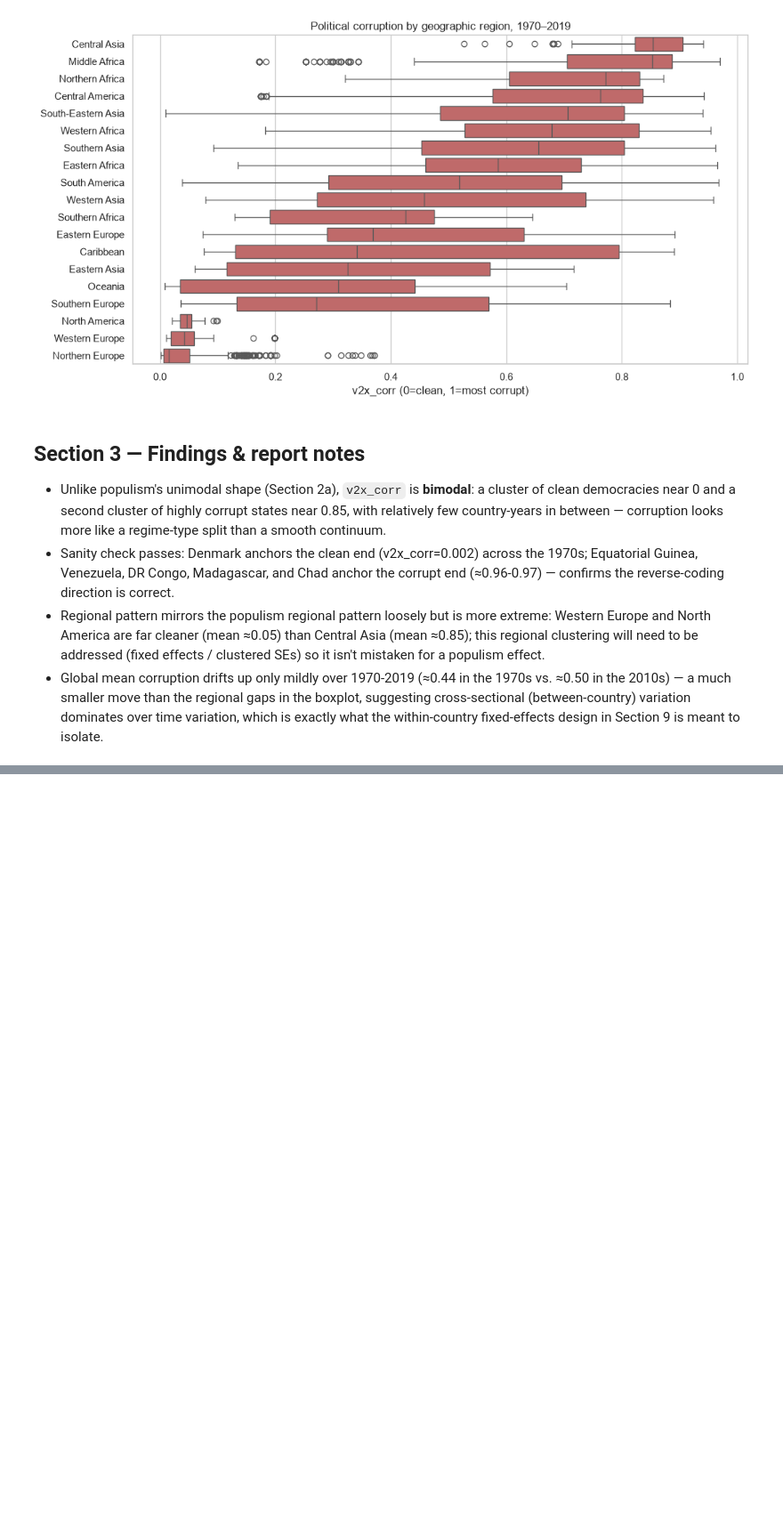
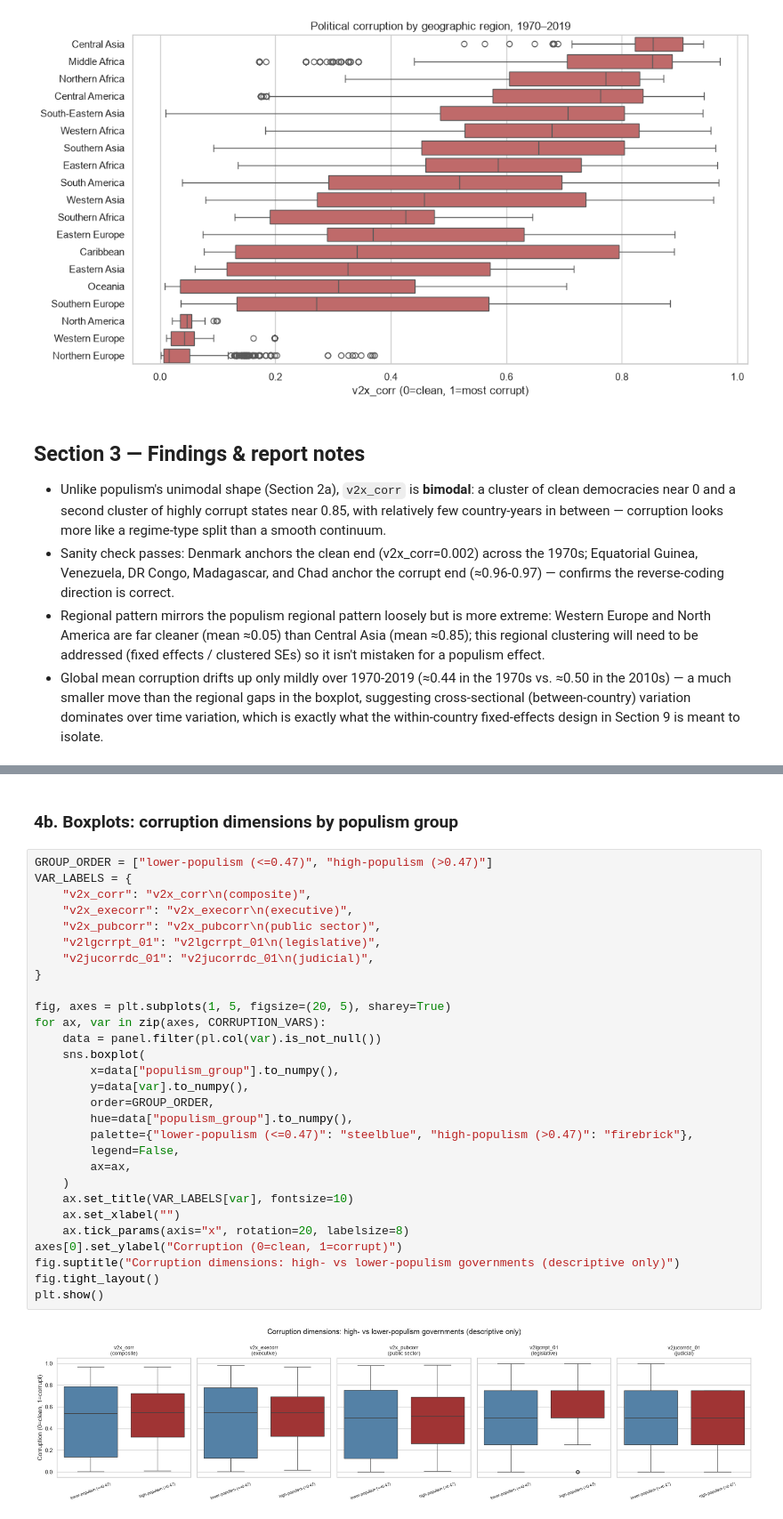
Before and after one commit to VYelisieievV/data-science-lab-bicocca, a Jupyter notebook: notebooks/01_eda_populism_corruption.ipynb, the cells around one changed output, grey strips where cells are left out. Shown at 89% size. Drawn from its saved outputs; the diff is of its cells as text; blank space fills up the shorter version.

```diff
--- a/notebooks/01_eda_populism_corruption.ipynb
+++ b/notebooks/01_eda_populism_corruption.ipynb
@@ -623,0 +695,33 @@ plt.show()
+# %% [markdown]
+### 4b. Boxplots: corruption dimensions by populism group
+# %%
+GROUP_ORDER = ["lower-populism (<=0.47)", "high-populism (>0.47)"]
+VAR_LABELS = {
+    "v2x_corr": "v2x_corr\n(composite)",
+    "v2x_execorr": "v2x_execorr\n(executive)",
+    "v2x_pubcorr": "v2x_pubcorr\n(public sector)",
+    "v2lgcrrpt_01": "v2lgcrrpt_01\n(legislative)",
+    "v2jucorrdc_01": "v2jucorrdc_01\n(judicial)",
+}
+
+fig, axes = plt.subplots(1, 5, figsize=(20, 5), sharey=True)
+for ax, var in zip(axes, CORRUPTION_VARS):
+    data = panel.filter(pl.col(var).is_not_null())
+    sns.boxplot(
+        x=data["populism_group"].to_numpy(),
+        y=data[var].to_numpy(),
+        order=GROUP_ORDER,
+        hue=data["populism_group"].to_numpy(),
+        palette={"lower-populism (<=0.47)": "steelblue", "high-populism (>0.47)": "firebrick"},
+        legend=False,
+        ax=ax,
+    )
+    ax.set_title(VAR_LABELS[var], fontsize=10)
+    ax.set_xlabel("")
+    ax.tick_params(axis="x", rotation=20, labelsize=8)
+axes[0].set_ylabel("Corruption (0=clean, 1=corrupt)")
+fig.suptitle("Corruption dimensions: high- vs lower-populism governments (descriptive only)")
+fig.tight_layout()
+plt.show()
+# %% [output]
+[figure, added]
```
Also changed, not shown: parts of 10 cells of this notebook.
